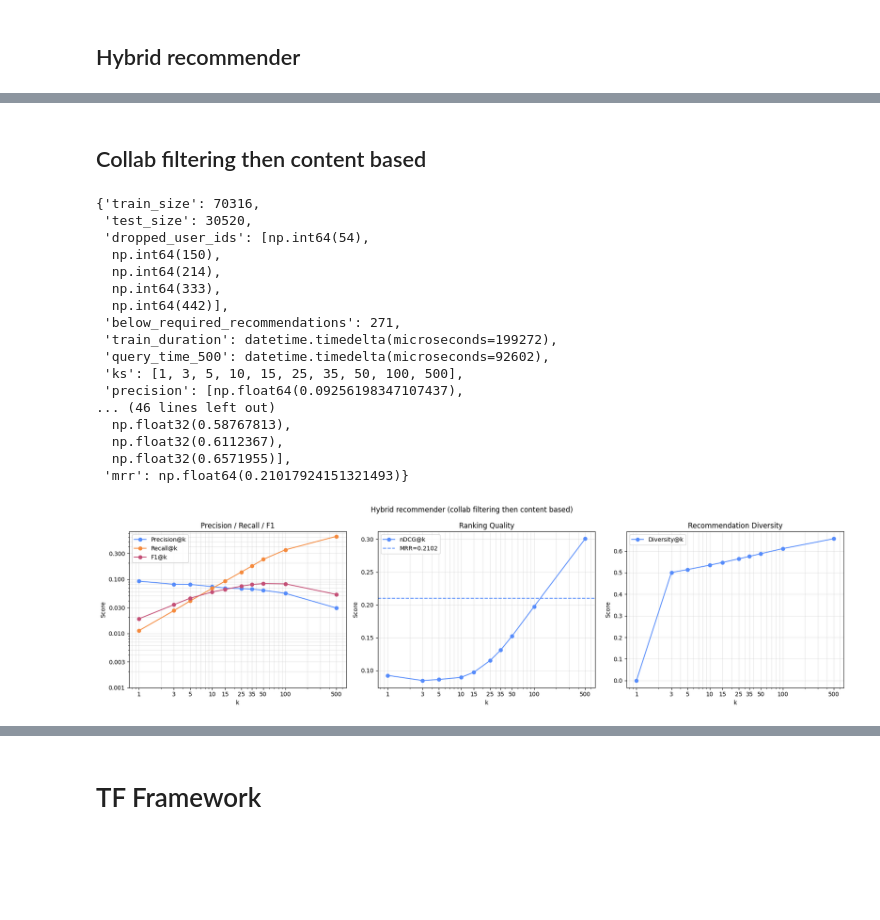
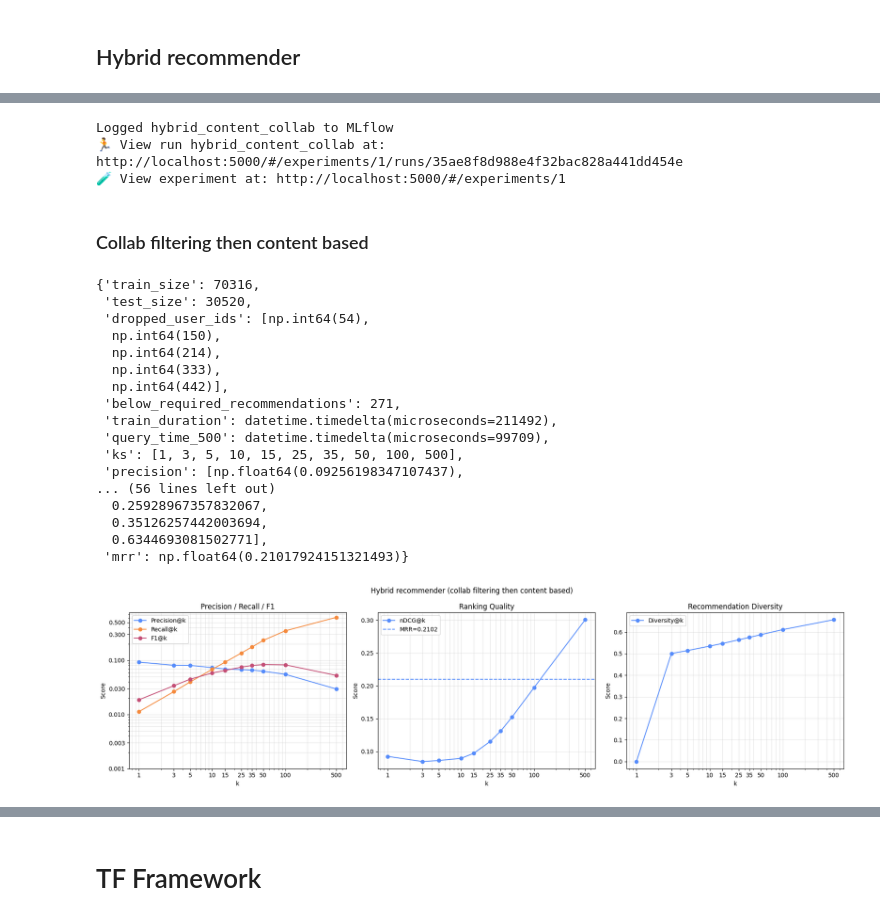
Before and after one commit to TarasHamkalo/on-web-data-mining, a Jupyter notebook: 06/notebooks/main.ipynb, the cells around one changed output, grey strips where cells are left out. Saved outputs shown, nothing was run; the diff lists cells and outputs as text; code cells hidden in the pictures; blank space fills up the shorter version.

```diff
--- a/06/notebooks/main.ipynb
+++ b/06/notebooks/main.ipynb
@@ -152,3 +313,5 @@ eval.plot_results_2(results=res, title="Collaborative filtering recommender")
 # %% [markdown]
 ## Hybrid recommender
+# %%
+enlarge_candidate_pool_times=3.5
 # %% [markdown]
@@ -156,25 +319,22 @@ eval.plot_results_2(results=res, title="Collaborative filtering recommender")
 # %%
 import src.hybrid as h
-
 import src.evaluation as eval
 
-from importlib import reload
-
-reload(eval)
 
 hr = h.HybridRec(
     cbr=cbr,
     cfr=cfr,
     use_content_first=True,
-    enlarge_candidate_pool_times=3.5,
+    enlarge_candidate_pool_times=enlarge_candidate_pool_times,
 )
 
 res = eval.evaluate(
+    ks=ks,
     recommender=hr,
     movies_data=movies,
     ratings_data=ratings,
-    relevance_threshold=3.5,
-    test_size_per_user=0.3,
+    relevance_threshold=relevance_threshold,
+    test_size_per_user=test_size,
     seed=42
 )
 
@@ -199,6 +359,10 @@ res
  'mrr': np.float64(0.12855614535473125)}
 # %%
-reload(eval)
+json_res_path = "../outputs/hybrid_content_collab_results.json"
+fig_path = "../outputs/hybrid_content_collab_results_plot.png"
 
-eval.plot_results_2(results=res, title="Hybrid recommender (content based then collab filtering)")
+with open(json_res_path, "w", encoding="utf-8") as f:
+    json.dump(to_json_serializable(res), f, indent=2, ensure_ascii=False)
+
+eval.plot_results_2(results=res, title="Hybrid recommender (content based then collab filtering)", save_path=fig_path)
 # %% [output]
@@ -206,30 +370,47 @@ eval.plot_results_2(results=res, title="Hybrid recommender (content based then c
+# %%
+log_to_mlflow(
+    run_name="hybrid_content_collab",
+    model_type="hybrid (content based then collab filtering)",
+
+    test_size_ratio=test_size,
+    relevance_threshold=relevance_threshold,
+    rating_like_threshold=rating_like_threshold,
+
+    results=res,
+
+    results_file=json_res_path,
+    plot_files=[fig_path],
+
+    other_params={"enlarge_candidate_pool_times": enlarge_candidate_pool_times}
+)
+# %% [output]
+Logged hybrid_content_collab to MLflow
+🏃 View run hybrid_content_collab at: http://localhost:5000/#/experiments/1/runs/35ae8f8d988e4f32bac828a441dd454e
+🧪 View experiment at: http://localhost:5000/#/experiments/1
 # %% [markdown]
-## Collab filtering then content based
+### Collab filtering then content based
 # %%
 import src.hybrid as h
-
 import src.evaluation as eval
-
-from importlib import reload
-
-reload(eval)
 
 hr = h.HybridRec(
     cbr=cbr,
     cfr=cfr,
     use_content_first=False,
-    enlarge_candidate_pool_times=3.5,
+    enlarge_candidate_pool_times=enlarge_candidate_pool_times,
 )
 
 res = eval.evaluate(
+    ks=ks,
     recommender=hr,
     movies_data=movies,
     ratings_data=ratings,
-    relevance_threshold=3.5,
-    test_size_per_user=0.3,
+    relevance_threshold=relevance_threshold,
+    test_size_per_user=test_size,
     seed=42
 )
 
+
 res
 # %% [output]
 {'train_size': 70316,
@@ -240,18 +421,22 @@ res
   np.int64(333),
   np.int64(442)],
  'below_required_recommendations': 271,
- 'train_duration': datetime.timedelta(microseconds=199272),
- 'query_time_500': datetime.timedelta(microseconds=92602),
+ 'train_duration': datetime.timedelta(microseconds=211492),
+ 'query_time_500': datetime.timedelta(microseconds=99709),
  'ks': [1, 3, 5, 10, 15, 25, 35, 50, 100, 500],
  'precision': [np.float64(0.09256198347107437),
-... (46 lines left out)
-  np.float32(0.58767813),
-  np.float32(0.6112367),
-  np.float32(0.6571955)],
+... (56 lines left out)
+  0.25928967357832067,
+  0.35126257442003694,
+  0.6344693081502771],
  'mrr': np.float64(0.21017924151321493)}
 # %%
-reload(eval)
+json_res_path = "../outputs/hybrid_collab_content_results.json"
+fig_path = "../outputs/hybrid_collab_content_results_plot.png"
 
-eval.plot_results_2(results=res, title="Hybrid recommender (collab filtering then content based)")
+with open(json_res_path, "w", encoding="utf-8") as f:
+    json.dump(to_json_serializable(res), f, indent=2, ensure_ascii=False)
+
+eval.plot_results_2(results=res, title="Hybrid recommender (collab filtering then content based)", save_path=fig_path)
 # %% [output]
-[figure, old version]
+[figure, new version]
```
Also changed, not shown: parts of 27 cells of this notebook, 11 other files.
